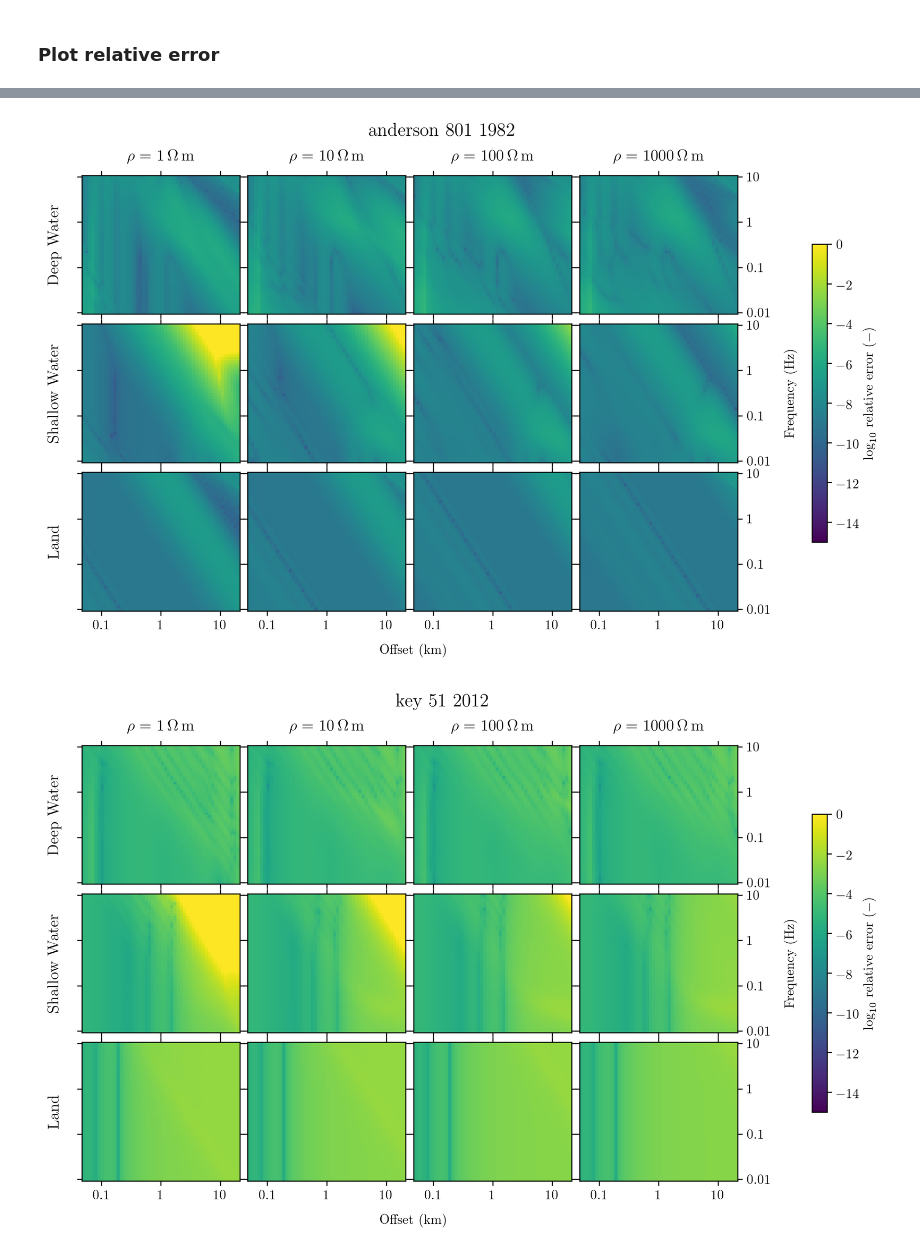
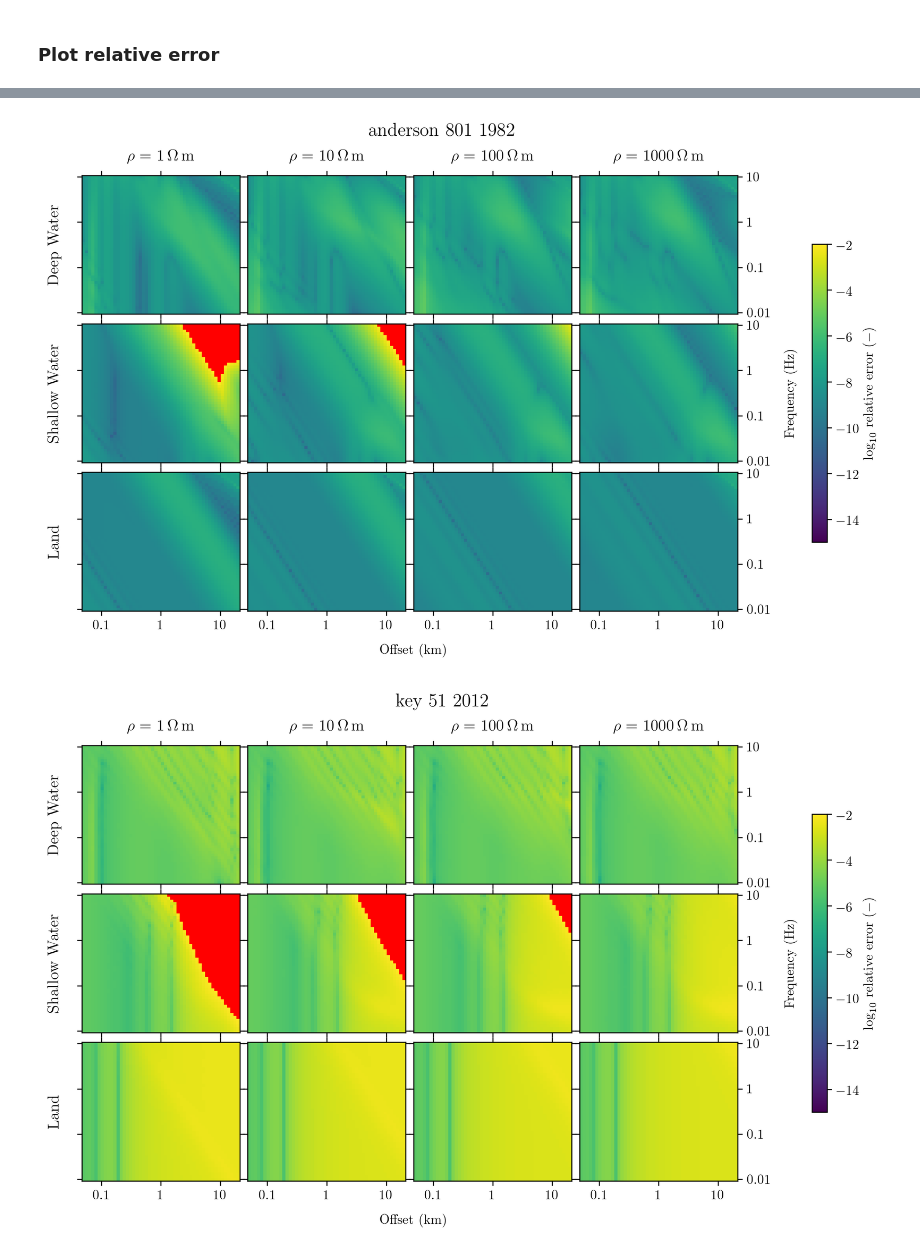
Before and after one commit to emsig/article-fdesign, a Jupyter notebook: notebooks/Figure-Errors-AllFilters.ipynb, the cells around one changed output, grey strips where cells are left out. Cells and saved outputs as stored; diff of their text form; code cells hidden in the pictures.

Commit message:
Mark error > 1% red

```diff
--- a/notebooks/Figure-Errors-AllFilters.ipynb
+++ b/notebooks/Figure-Errors-AllFilters.ipynb
@@ -100,11 +102,13 @@ fdif = (np.log10(freqs[1])-np.log10(freqs[0]))/2
 fax = np.r_[np.log10(freqs)-fdif, np.log10(freqs[-1])+fdif]
 # %%
 # Get min and max
-vmin = np.min(err)     # Take overall lowest value, to compare better across
-vmax = 0 #np.max(err)  # Bad is bad, limit this to 100 %
+vmin = np.min(err)     # Take overall lowest value as minimum
+vmax = -2              # Limit this to 1 % relative error
+palette = plt.cm.viridis
+palette.set_over('r', 1.0)  # Mark error > 1 % red
 
 # General parameters
-params = {'vmin': vmin, 'vmax': vmax,# 'cmap': 'Greys',
+params = {'vmin': vmin, 'vmax': vmax, 'cmap': palette,
           'linewidth': 0, 'rasterized': True}
 
 # Loop over filters
@@ -180,2 +184,2 @@ for fi, fname in enumerate(filt):
-[figure, old version]
+[figure, new version]
-[figure, old version]
+[figure, new version]
```
Also changed, not shown: parts of 2 cells of this notebook.
